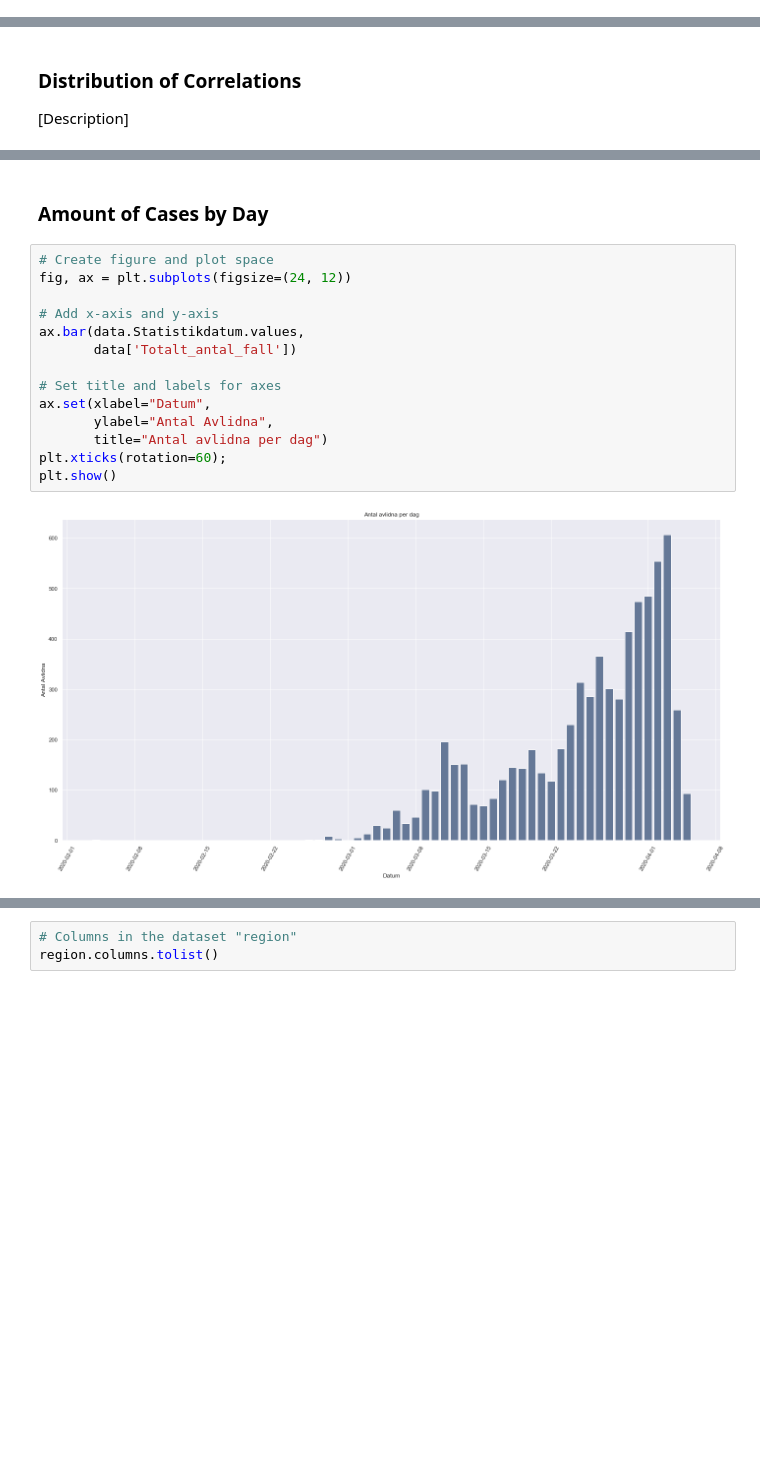
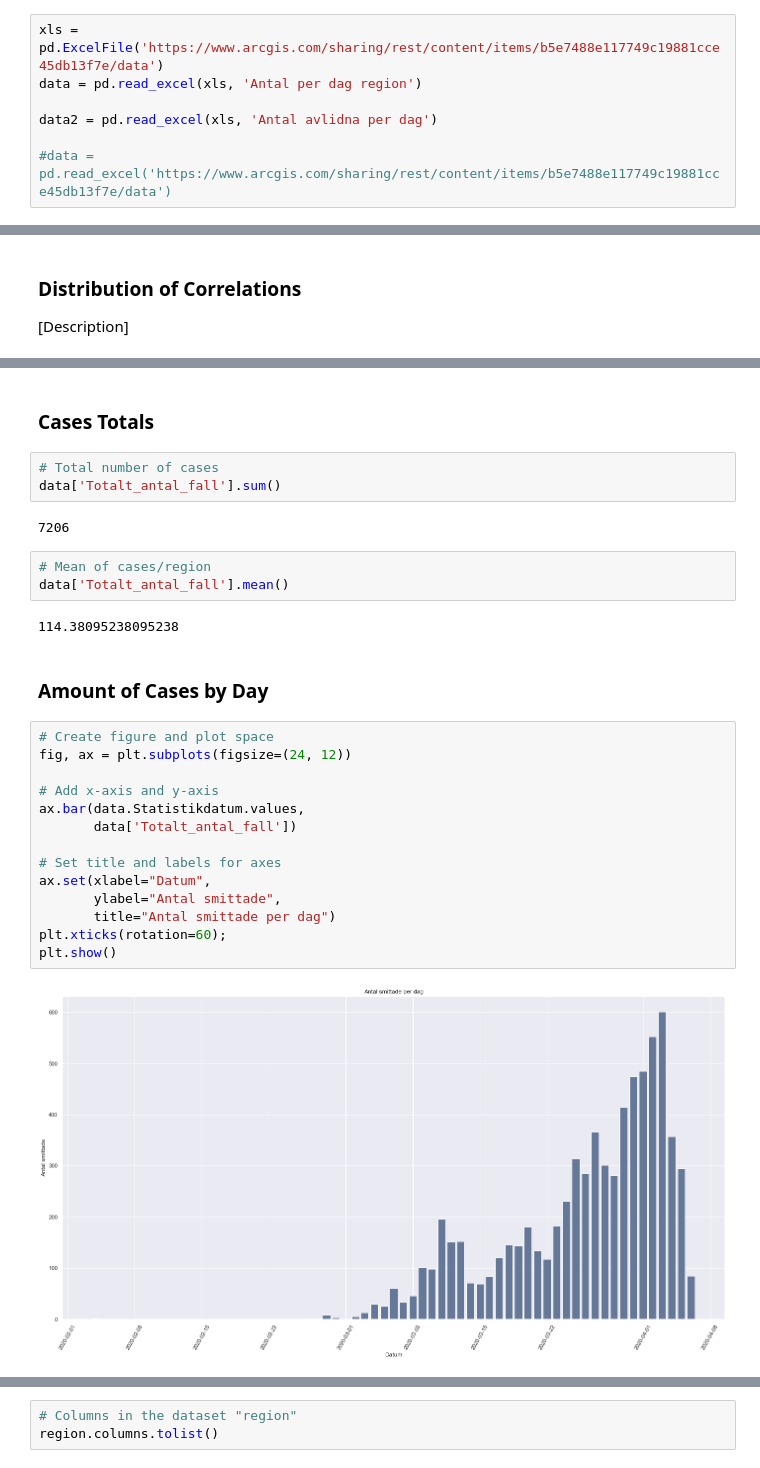
Before and after one commit to samuel-js/Covid19-Sweden-Real-Time-Monitoring-and-Analysis, a Jupyter notebook: Covid19 - Real Time Monitoring and Analysis.ipynb, the cells around one changed output, grey strips where cells are left out. Saved outputs shown, nothing was run; the diff lists cells and outputs as text; blank space fills up the shorter version.

```diff
--- a/Covid19 - Real Time Monitoring and Analysis.ipynb
+++ b/Covid19 - Real Time Monitoring and Analysis.ipynb
@@ -23,3 +21,10 @@ data = pd.read_excel('https://www.arcgis.com/sharing/rest/content/items/b5e7488e
+# %%
+xls = pd.ExcelFile('https://www.arcgis.com/sharing/rest/content/items/b5e7488e117749c19881cce45db13f7e/data')
+data = pd.read_excel(xls, 'Antal per dag region')
+
+data2 = pd.read_excel(xls, 'Antal avlidna per dag')
+
+#data = pd.read_excel('https://www.arcgis.com/sharing/rest/content/items/b5e7488e117749c19881cce45db13f7e/data')
 # %% [markdown]
 # How does the data looks like?
 # %%
@@ -166,21 +173,33 @@ plt.plot([1, 1], [0, 4], linewidth=1, c='orange', linestyle='--');
+# %% [markdown]
+### Cases Totals
+# %%
+# Total number of cases
+data['Totalt_antal_fall'].sum()
+# %% [output]
+7206
+# %%
+# Mean of cases/region
+data['Totalt_antal_fall'].mean()
+# %% [output]
+114.38095238095238
 # %% [markdown]
 ### Amount of Cases by Day
 # %%
 # Create figure and plot space
 fig, ax = plt.subplots(figsize=(24, 12))
 
 # Add x-axis and y-axis
 ax.bar(data.Statistikdatum.values,
        data['Totalt_antal_fall'])
 
 # Set title and labels for axes
 ax.set(xlabel="Datum",
-       ylabel="Antal Avlidna",
-       title="Antal avlidna per dag")
+       ylabel="Antal smittade",
+       title="Antal smittade per dag")
 plt.xticks(rotation=60);
 plt.show()
 # %% [output]
-[figure, old version]
+[figure, new version]
 # %%
 # For the next step we create a subset with only regions as columns. We call it "region"
 region = data.iloc[:, 2:]
```
Also changed, not shown: parts of 20 cells of this notebook.
